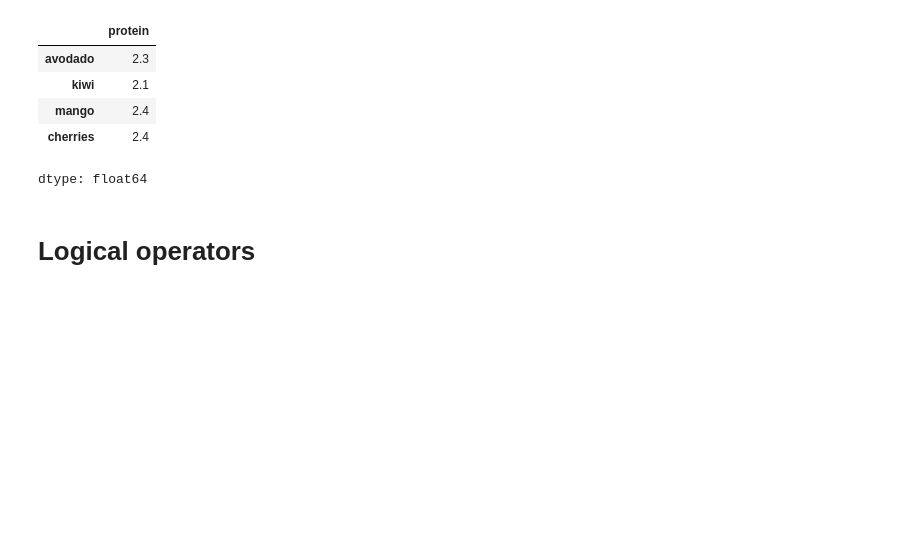
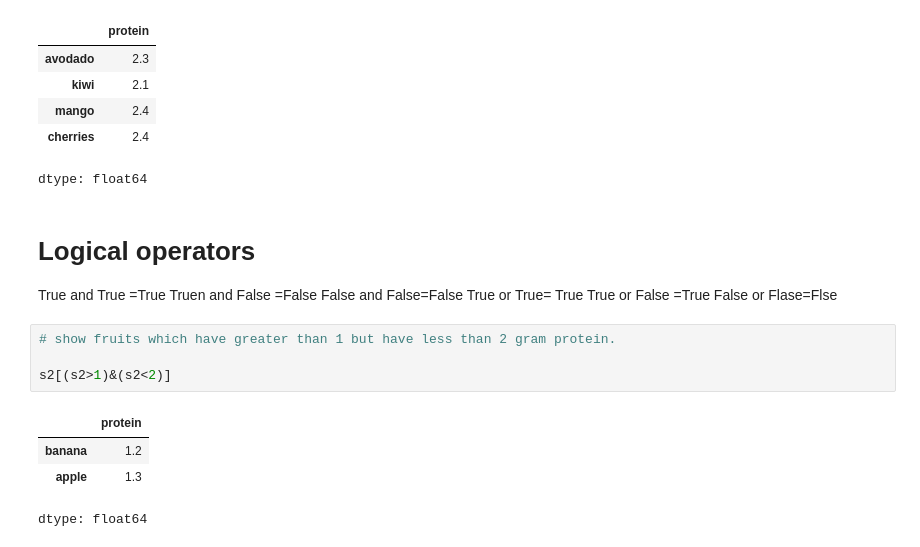
Before and after one commit to fafa20252025/fariba, a Jupyter notebook: pandasexercise.ipynb, the cells around one changed output. Drawn from its saved outputs; the diff is of its cells as text; blank space fills up the shorter version.

```diff
--- a/pandasexercise.ipynb
+++ b/pandasexercise.ipynb
@@ -129,5 +129,20 @@ s2[s2>2]
 | mango | 2.4 |
 | cherries | 2.4 |
 dtype: float64
-# %% [markdown]
-# **Logical operators**
+# %% [markdown]
+# **Logical operators**
+True and True =True
+Truen and False =False
+False and False=False
+True or True= True
+True or False =True
+False or Flase=Flse
+# %%
+# show fruits which have greater than 1 but have less than 2 gram protein.
+
+s2[(s2>1)&(s2<2)]
+# %% [output]
+|  | protein |
+| banana | 1.2 |
+| apple | 1.3 |
+dtype: float64
```
Also changed, not shown: parts of 10 cells of this notebook.
